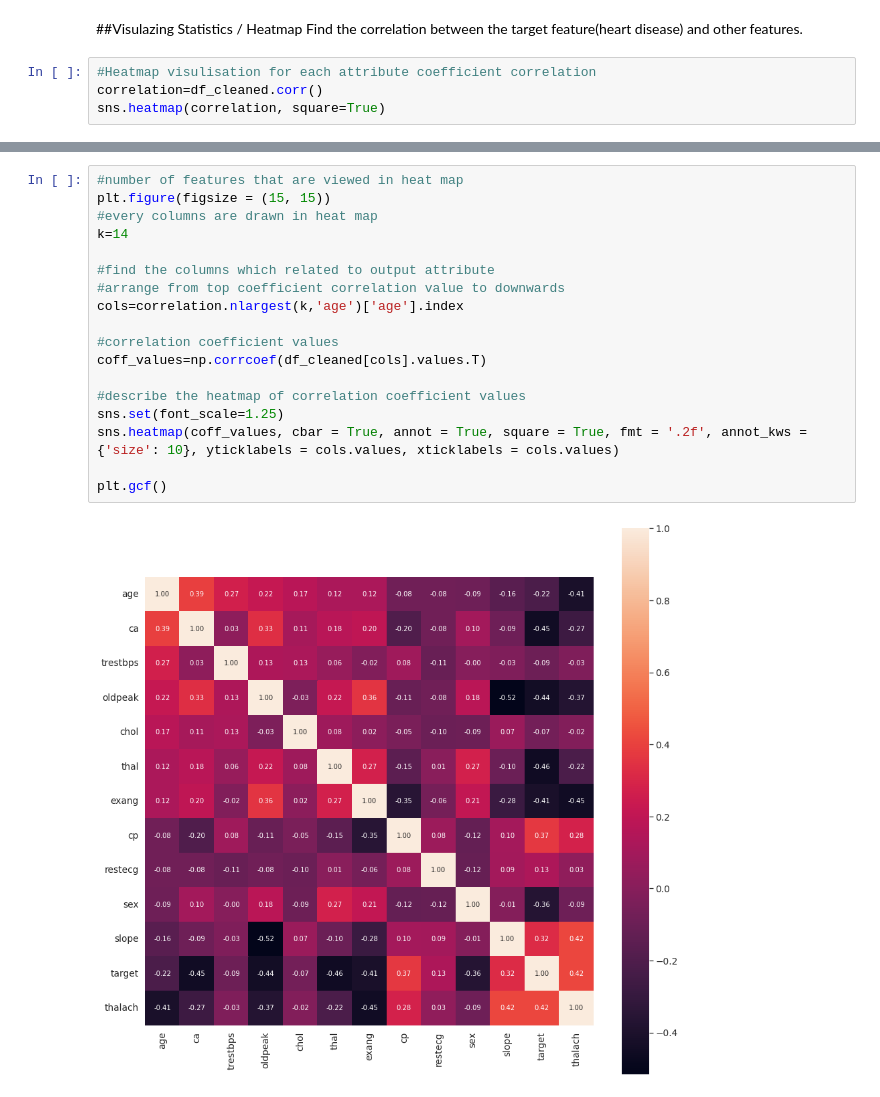
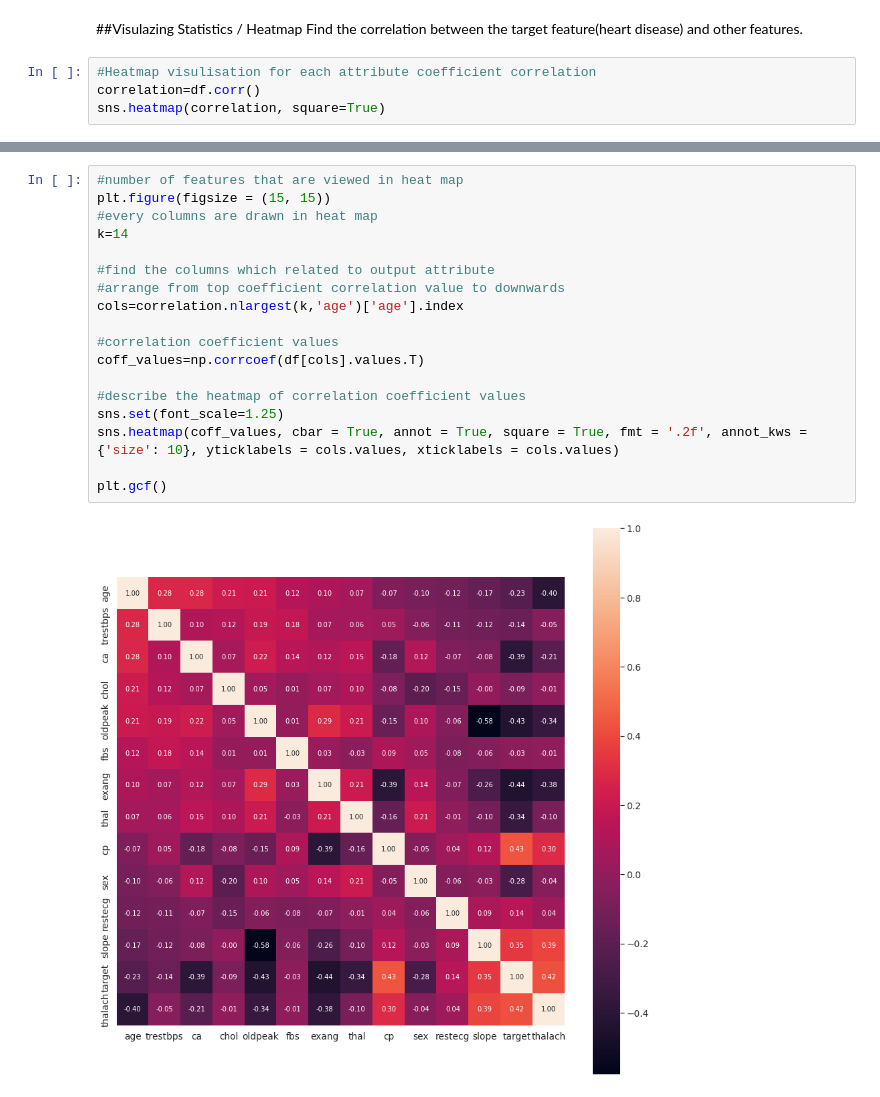
Before and after one commit to jik003/Machine-Learning_Project, a Jupyter notebook: Heart_Disease_data_eda.ipynb, the cells around one changed output, grey strips where cells are left out. Cells and saved outputs as stored; diff of their text form.

```diff
--- a/Heart_Disease_data_eda.ipynb
+++ b/Heart_Disease_data_eda.ipynb
@@ -609,7 +609,7 @@ plt.show()
 Find the correlation between the target feature(heart disease) and other features.
 # %%
 #Heatmap visulisation for each attribute coefficient correlation
-correlation=df_cleaned.corr()
+correlation=df.corr()
 sns.heatmap(correlation, square=True)
 # %% [output]
 <matplotlib.axes._subplots.AxesSubplot at 0x...>
@@ -617,20 +617,20 @@ sns.heatmap(correlation, square=True)
 # %%
 #number of features that are viewed in heat map
 plt.figure(figsize = (15, 15))
 #every columns are drawn in heat map
 k=14
 
 #find the columns which related to output attribute
 #arrange from top coefficient correlation value to downwards
 cols=correlation.nlargest(k,'age')['age'].index
 
 #correlation coefficient values
-coff_values=np.corrcoef(df_cleaned[cols].values.T)
+coff_values=np.corrcoef(df[cols].values.T)
 
 #describe the heatmap of correlation coefficient values
 sns.set(font_scale=1.25)
 sns.heatmap(coff_values, cbar = True, annot = True, square = True, fmt = '.2f', annot_kws = {'size': 10}, yticklabels = cols.values, xticklabels = cols.values)
 
 plt.gcf()
 # %% [output]
-[figure, old version]
+[figure, new version]
```
Also changed, not shown: parts of 21 cells of this notebook.
